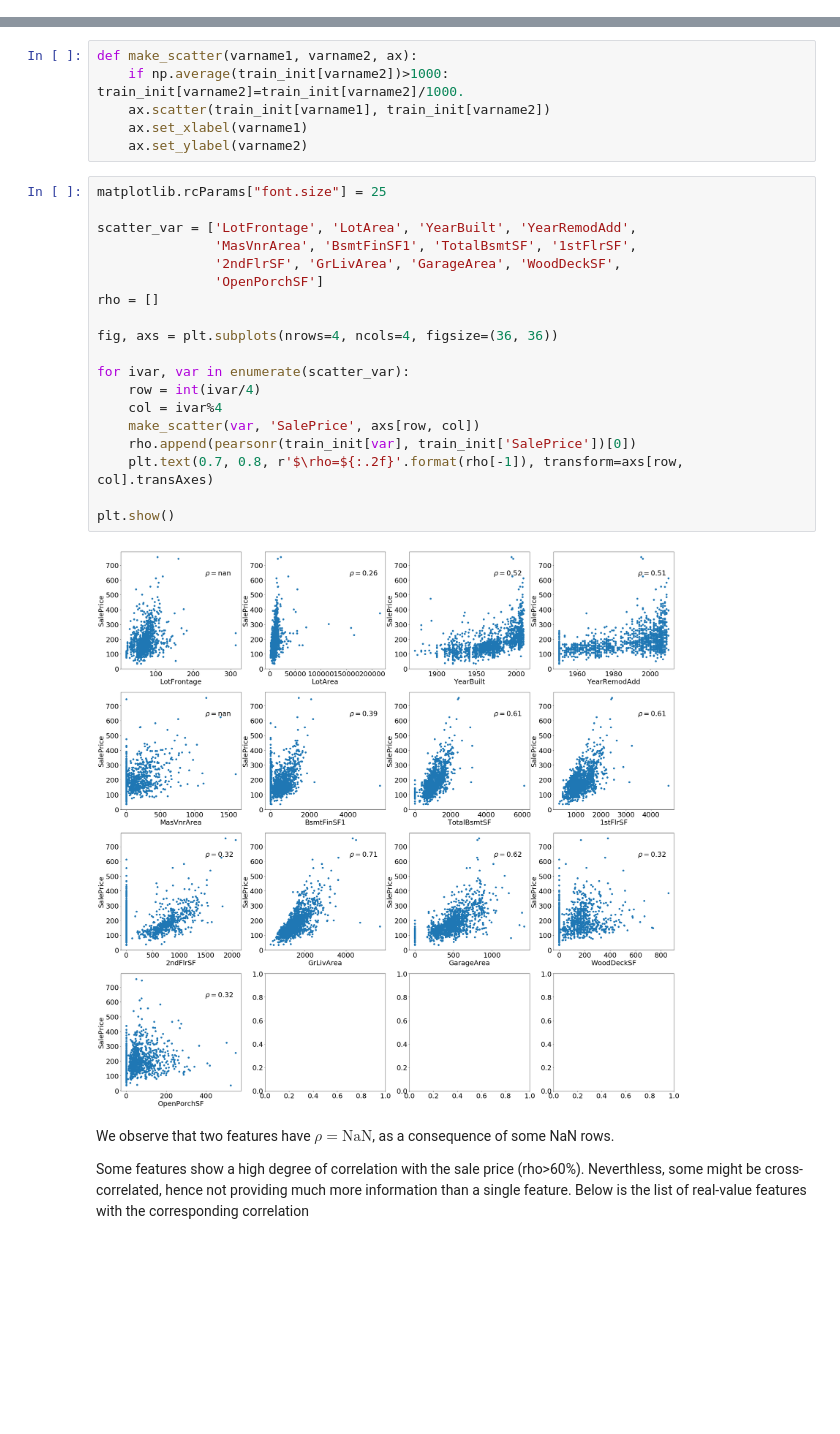
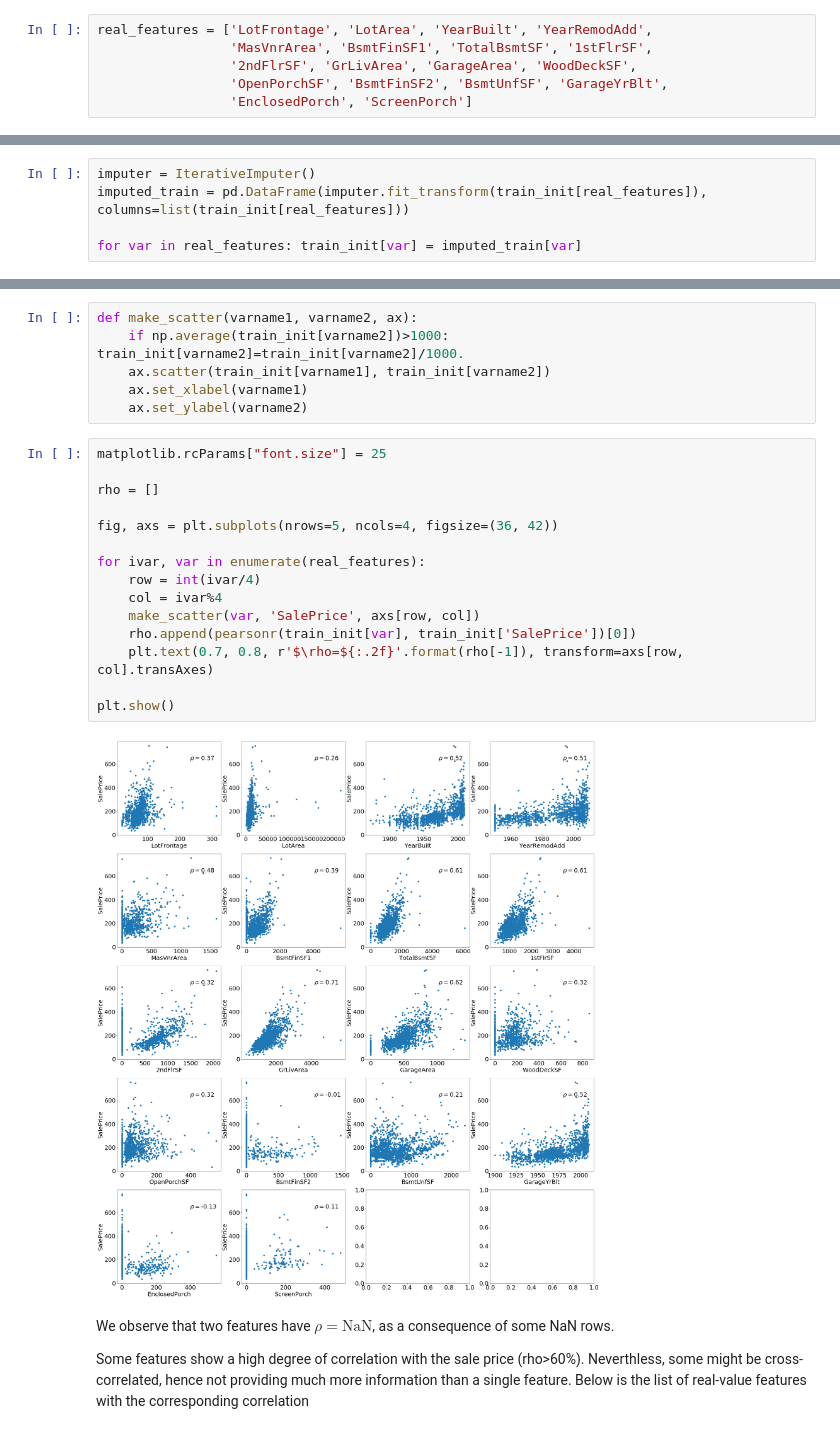
Before and after one commit to flucarelli94/MachineLearning_projects, a Jupyter notebook: House prices/Sale_price_prediction.ipynb, the cells around one changed output, grey strips where cells are left out. Cells and saved outputs as stored; diff of their text form; blank space fills up the shorter version.

Commit message:
Adding more real-value features to analysis, and estimating missing values

```diff
--- a/House prices/Sale_price_prediction.ipynb
+++ b/House prices/Sale_price_prediction.ipynb
@@ -85,0 +89,6 @@ From a first inspection, it seems that `OverallQual`, `GrLivArea`, and `GarageCa
+# %%
+real_features = ['LotFrontage', 'LotArea', 'YearBuilt', 'YearRemodAdd',
+                 'MasVnrArea', 'BsmtFinSF1', 'TotalBsmtSF', '1stFlrSF',
+                 '2ndFlrSF', 'GrLivArea', 'GarageArea', 'WoodDeckSF',
+                 'OpenPorchSF', 'BsmtFinSF2', 'BsmtUnfSF', 'GarageYrBlt',
+                 'EnclosedPorch', 'ScreenPorch']
@@ -85,0 +99,5 @@ From a first inspection, it seems that `OverallQual`, `GrLivArea`, and `GarageCa
+# %%
+imputer = IterativeImputer()
+imputed_train = pd.DataFrame(imputer.fit_transform(train_init[real_features]), columns=list(train_init[real_features]))
+
+for var in real_features: train_init[var] = imputed_train[var]
@@ -92,24 +112,20 @@ def make_scatter(varname1, varname2, ax):
 # %%
 matplotlib.rcParams["font.size"] = 25
 
-scatter_var = ['LotFrontage', 'LotArea', 'YearBuilt', 'YearRemodAdd',
-               'MasVnrArea', 'BsmtFinSF1', 'TotalBsmtSF', '1stFlrSF',
-               '2ndFlrSF', 'GrLivArea', 'GarageArea', 'WoodDeckSF',
-               'OpenPorchSF']
 rho = []
 
-fig, axs = plt.subplots(nrows=4, ncols=4, figsize=(36, 36))
+fig, axs = plt.subplots(nrows=5, ncols=4, figsize=(36, 42))
 
-for ivar, var in enumerate(scatter_var):
+for ivar, var in enumerate(real_features):
     row = int(ivar/4)
     col = ivar%4
     make_scatter(var, 'SalePrice', axs[row, col])
     rho.append(pearsonr(train_init[var], train_init['SalePrice'])[0])
     plt.text(0.7, 0.8, r'$\rho=${:.2f}'.format(rho[-1]), transform=axs[row, col].transAxes)
 
 plt.show()
 # %% [output]
-[figure, old version]
+[figure, new version]
 # %% [markdown]
 We observe that two features have $\rho=\mathrm{NaN}$, as a consequence of some NaN rows.
 
```
Also changed, not shown: parts of 10 cells of this notebook.
